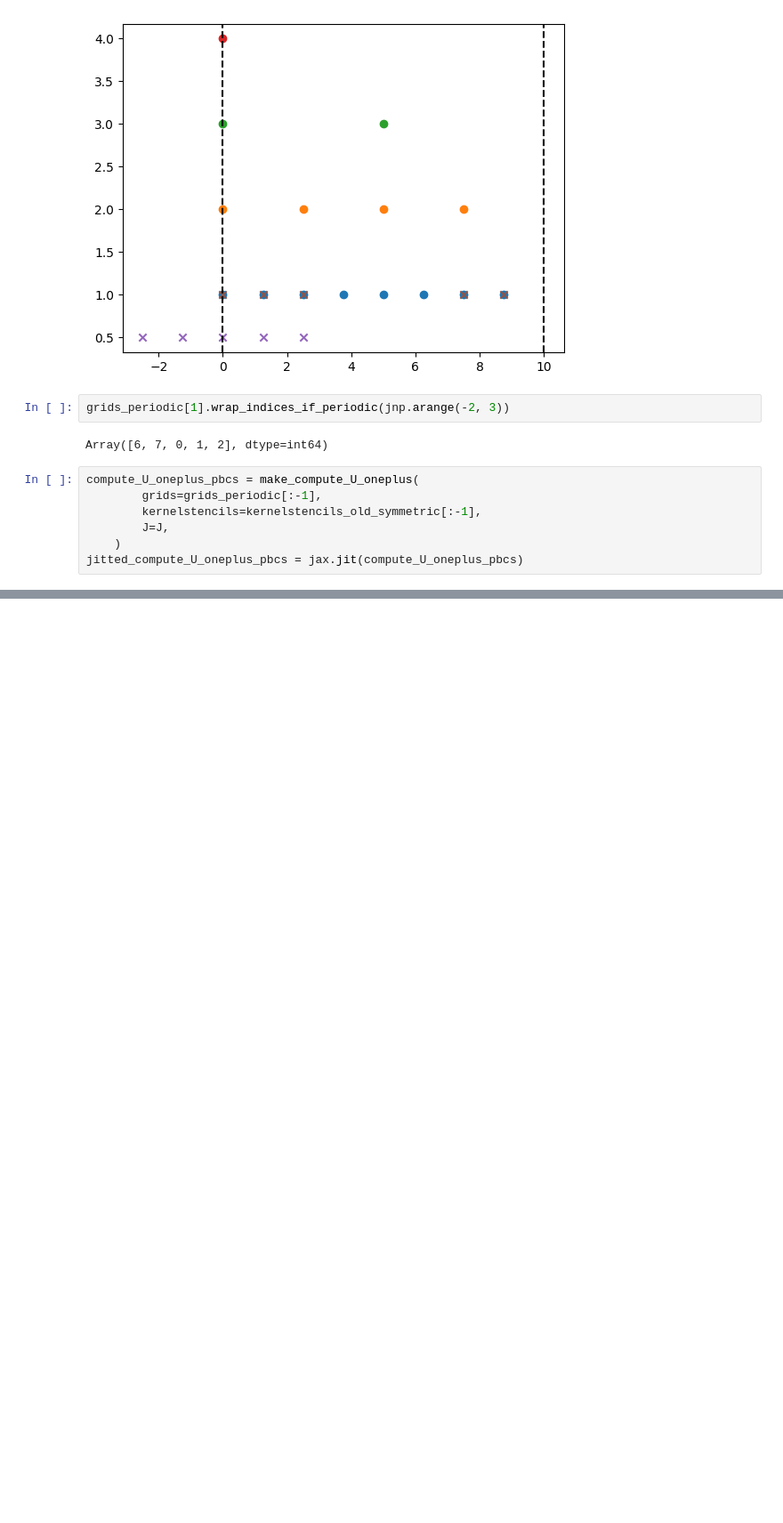
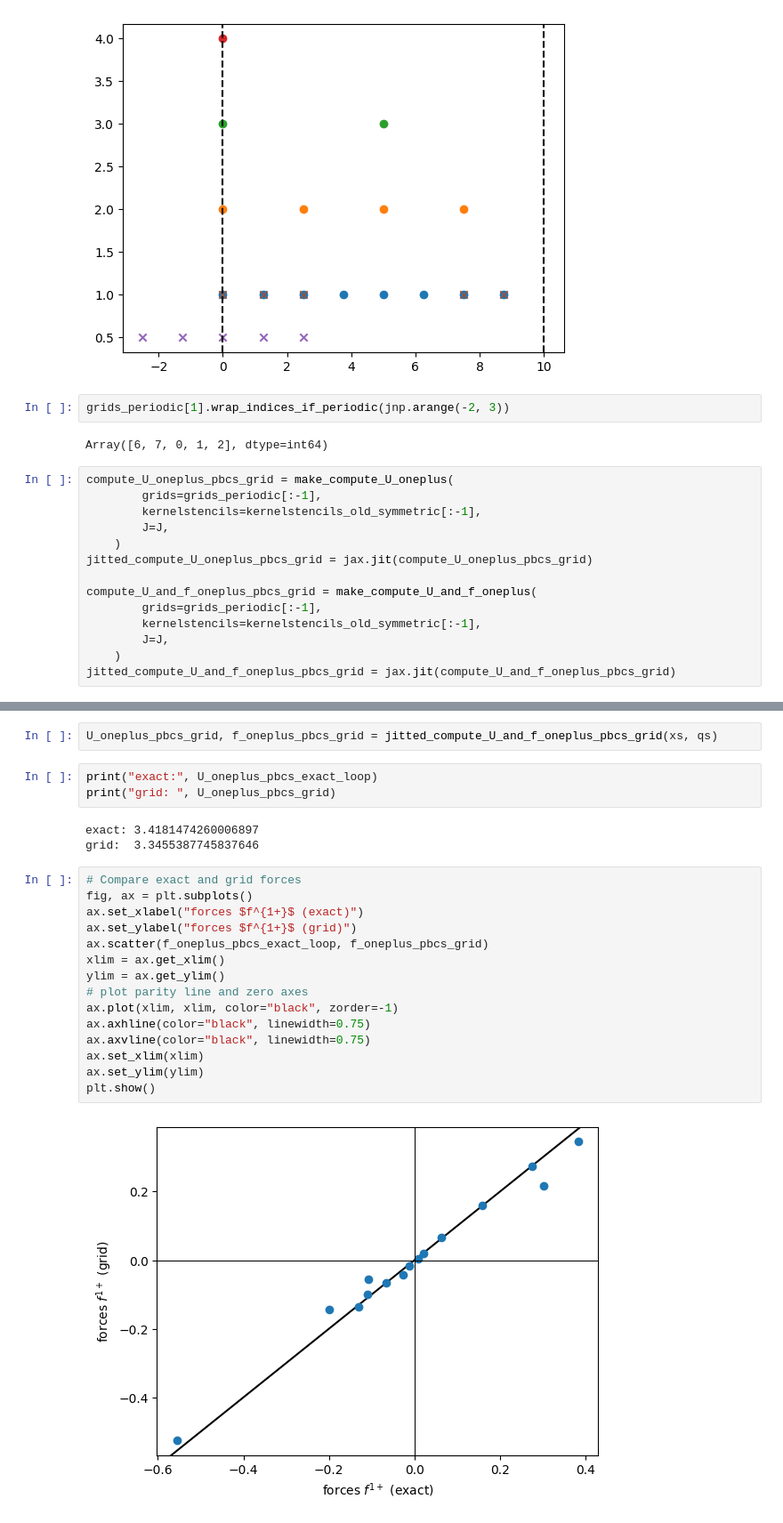
Before and after one commit to Madsen-s-research-group/msmjax, a Jupyter notebook: grid_ops_experiment/grid_ops_experiment.ipynb, the cells around one changed output, grey strips where cells are left out. Shown at 89% size. Drawn from its saved outputs; the diff is of its cells as text; blank space fills up the shorter version.

```diff
--- a/grid_ops_experiment/grid_ops_experiment.ipynb
+++ b/grid_ops_experiment/grid_ops_experiment.ipynb
@@ -733,9 +733,16 @@ grids_periodic[1].wrap_indices_if_periodic(jnp.arange(-2, 3))
 # %% [output]
 Array([6, 7, 0, 1, 2], dtype=int64)
 # %%
-compute_U_oneplus_pbcs = make_compute_U_oneplus(
+compute_U_oneplus_pbcs_grid = make_compute_U_oneplus(
         grids=grids_periodic[:-1],
         kernelstencils=kernelstencils_old_symmetric[:-1],
         J=J,
     )
-jitted_compute_U_oneplus_pbcs = jax.jit(compute_U_oneplus_pbcs)
+jitted_compute_U_oneplus_pbcs_grid = jax.jit(compute_U_oneplus_pbcs_grid)
+
+compute_U_and_f_oneplus_pbcs_grid = make_compute_U_and_f_oneplus(
+        grids=grids_periodic[:-1],
+        kernelstencils=kernelstencils_old_symmetric[:-1],
+        J=J,
+    )
+jitted_compute_U_and_f_oneplus_pbcs_grid = jax.jit(compute_U_and_f_oneplus_pbcs_grid)
@@ -780,0 +816,25 @@ Array(3.41814743, dtype=float64)
+# %%
+U_oneplus_pbcs_grid, f_oneplus_pbcs_grid = jitted_compute_U_and_f_oneplus_pbcs_grid(xs, qs)
+# %%
+print("exact:", U_oneplus_pbcs_exact_loop)
+print("grid: ", U_oneplus_pbcs_grid)
+# %% [output]
+exact: 3.4181474260006897
+grid:  3.3455387745837646
+# %%
+# Compare exact and grid forces
+fig, ax = plt.subplots()
+ax.set_xlabel("forces $f^{1+}$ (exact)")
+ax.set_ylabel("forces $f^{1+}$ (grid)")
+ax.scatter(f_oneplus_pbcs_exact_loop, f_oneplus_pbcs_grid)
+xlim = ax.get_xlim()
+ylim = ax.get_ylim()
+# plot parity line and zero axes
+ax.plot(xlim, xlim, color="black", zorder=-1)
+ax.axhline(color="black", linewidth=0.75)
+ax.axvline(color="black", linewidth=0.75)
+ax.set_xlim(xlim)
+ax.set_ylim(ylim)
+plt.show()
+# %% [output]
+[figure, added]
```
Also changed, not shown: parts of 6 cells of this notebook.
